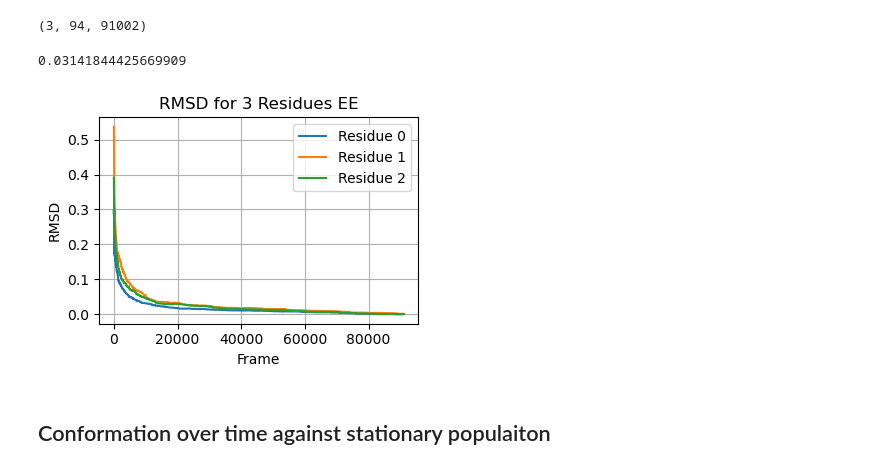
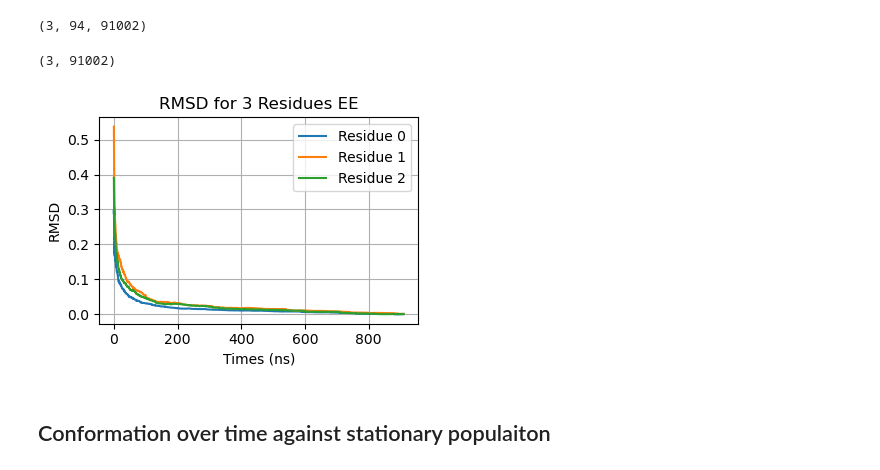
Before and after one commit to starwingc/peptoid_ESM, a Jupyter notebook: EE/analysis/cistrans_population.ipynb, the cells around one changed output. Saved outputs shown, nothing was run; the diff lists cells and outputs as text; code cells hidden in the pictures.

```diff
--- a/EE/analysis/cistrans_population.ipynb
+++ b/EE/analysis/cistrans_population.ipynb
@@ -532,19 +532,22 @@ ref = trans_refer[0].reshape(3, 1, 1)
 errors = np.abs(reshaped_trans_p_state0 - ref) ** 2
 #print(errors.shape)
 rmsd = np.sqrt(np.nansum(errors, axis=1) / errors.shape[1])
-rmsd[0][10000]
+rmsd.shape
 # %% [output]
-0.03141844425669909
+(3, 91002)
 # %%
+dt_in_ns = 0.01
+times = np.arange(rmsd.shape[1]) * dt_in_ns
+
 plt.figure(figsize=(4, 3))
 for i in range(res_num):
-    plt.plot(np.arange(rmsd.shape[1]), rmsd[i], label=f'Residue {i}')
+    plt.plot(times, rmsd[i], label=f'Residue {i}')
 plt.title("RMSD for 3 Residues EE")
-plt.xlabel("Frame")
+plt.xlabel("Times (ns)")
 plt.ylabel("RMSD")
 plt.grid(True)
 plt.legend()
 plt.tight_layout()
 plt.show()
 # %% [output]
-[figure, old version]
+[figure, new version]
```
Also changed, not shown: parts of 8 cells of this notebook, 1 other file.
